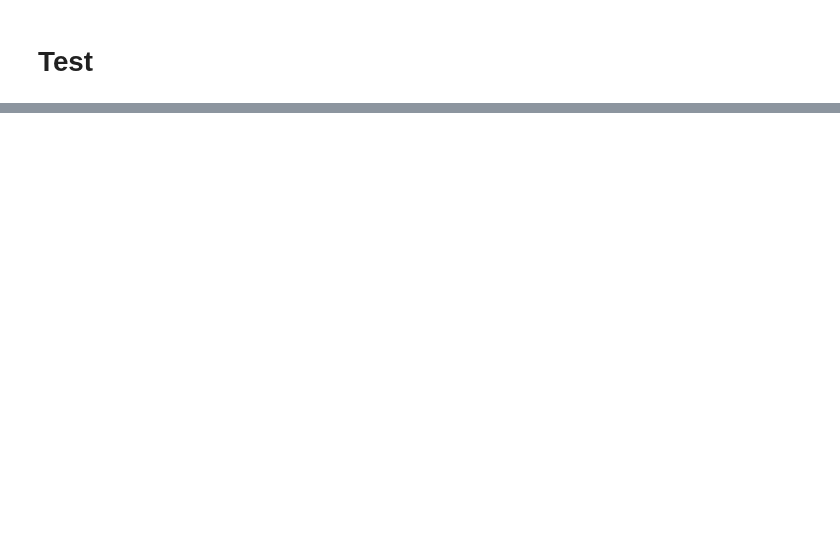
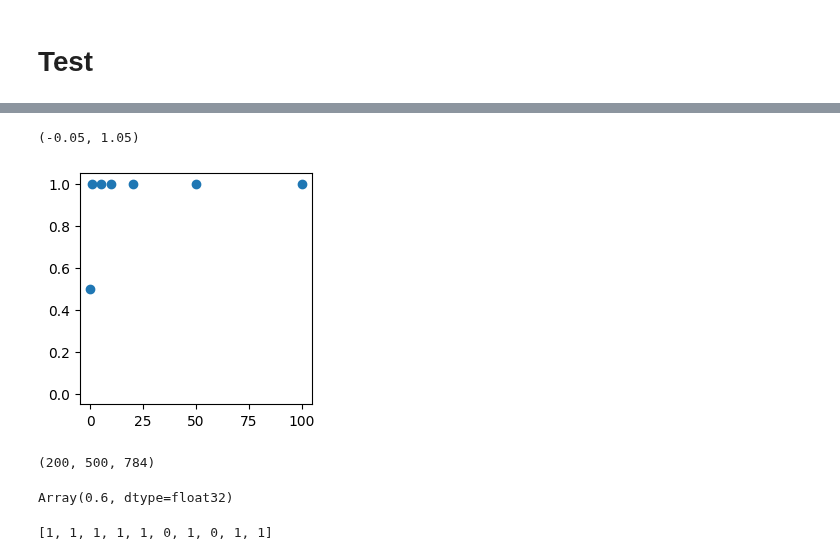
Before and after one commit to XingLLiu/robust-kernel-test, a Jupyter notebook: notebooks/NF.ipynb, the cells around one changed output, grey strips where cells are left out. Cells and saved outputs as stored; diff of their text form; code cells hidden in the pictures; blank space fills up the shorter version.

```diff
--- a/notebooks/NF.ipynb
+++ b/notebooks/NF.ipynb
@@ -211,0 +466,10 @@ Array(0.001998, dtype=float32, weak_type=True)
+# %%
+# n = 500
+res_rej = [np.mean(rr["rej"]) for rr in res["rbf"]]
+
+_, ax = plt.subplots(figsize=(3, 3))
+ax.scatter(std_ls, res_rej)
+ax.set_ylim(-0.05, 1.05)
+# %% [output]
+(-0.05, 1.05)
+[figure, added]
@@ -211,0 +479,4 @@ Array(0.001998, dtype=float32, weak_type=True)
+# %%
+samples.shape
+# %% [output]
+(200, 500, 784)
@@ -211,0 +494,8 @@ Array(0.001998, dtype=float32, weak_type=True)
+# %%
+np.mean(res_ksdagg["rbf"]["stat"][4] > np.array(res_ksdagg["rbf"]["stat"]))
+# %% [output]
+Array(0.6, dtype=float32)
+# %%
+res_ksdagg["rbf"]["rej"]
+# %% [output]
+[1, 1, 1, 1, 1, 0, 1, 0, 1, 1]
```
Also changed, not shown: parts of 40 cells of this notebook, 5 other files.
